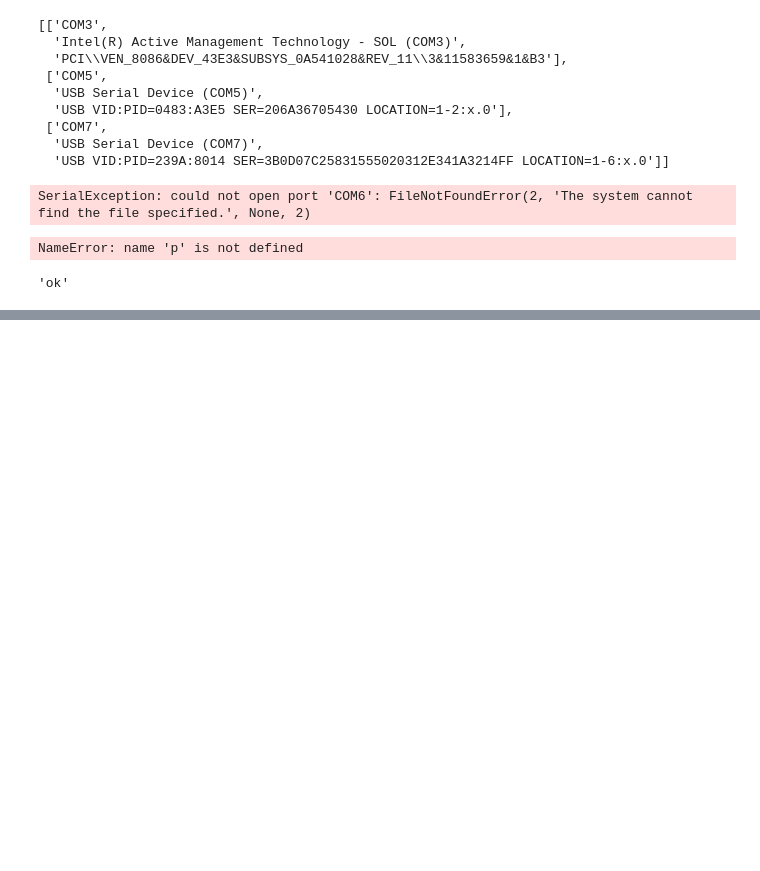
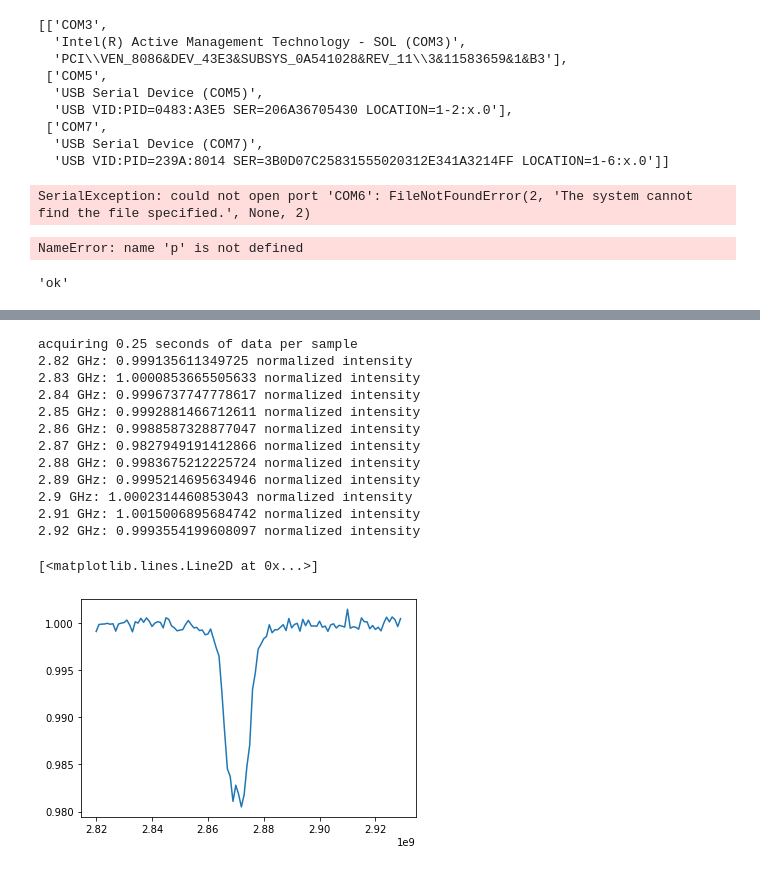
Before and after one commit to gadamc/cwodmr, a Jupyter notebook: cwodmr/my_cwodrm_v3_external_trigger.ipynb, the cells around one changed output, grey strips where cells are left out. Drawn from its saved outputs; the diff is of its cells as text; code cells hidden in the pictures; blank space fills up the shorter version.

Commit message:
qudi setup only working for edge detection. measured local B field

```diff
--- a/cwodmr/my_cwodrm_v3_external_trigger.ipynb
+++ b/cwodmr/my_cwodrm_v3_external_trigger.ipynb
@@ -898,13 +225,0 @@ plt.plot(data.keys(), data.values())
-# %%
-#qudi style, ODMR
-freq_low = 2800e6
-freq_high = 2920e6
-freq_step = 1e6
-N = 200
-clock_rate = 200 #Hz
-trigger_input = None
-pulser = None
-use_new_edge_task = True
-new_clock_task = True
-
-data = run_with_options(freq_low, freq_high, freq_step,  N, clock_rate, trigger_input, pulser, use_new_edge_task, new_clock_task)
@@ -934,13 +225,0 @@ plt.plot(data.keys(), data.values())
-# %%
-#qudi style, ODMR
-freq_low = 2800e6
-freq_high = 2920e6
-freq_step = 1e6
-N = 200
-clock_rate = 200 #Hz
-trigger_input = None
-pulser = None
-use_new_edge_task = False
-new_clock_task = False
-
-data = run_with_options(freq_low, freq_high, freq_step,  N, clock_rate, trigger_input, pulser, use_new_edge_task, new_clock_task)
@@ -969,0 +383,34 @@ plt.plot(data.keys(), data.values())
+# %%
+freq_low = 2820e6
+freq_high = 2930e6
+freq_step = 1e6
+N = 50
+clock_rate = 200 #Hz
+trigger_input = None
+pulser = None
+rf = rfsynth
+use_new_edge_task = False
+new_clock_task = False
+continuous_daq = False
+normalize = True
+rf_power = -20
+
+data_qudi_style = run_with_options(freq_low, freq_high, freq_step,  N, clock_rate,
+                                   trigger_input, pulser, rf, use_new_edge_task,
+                                   new_clock_task, continuous_daq, normalize, rf_power)
+plt.plot(data_qudi_style.keys(), data_qudi_style.values())
+# %% [output]
+acquiring 0.25 seconds of data per sample
+2.82 GHz: 0.999135611349725 normalized intensity
+2.83 GHz: 1.0000853665505633 normalized intensity
+2.84 GHz: 0.9996737747778617 normalized intensity
+2.85 GHz: 0.9992881466712611 normalized intensity
+2.86 GHz: 0.9988587328877047 normalized intensity
+2.87 GHz: 0.9827949191412866 normalized intensity
+2.88 GHz: 0.9983675212225724 normalized intensity
+2.89 GHz: 0.9995214695634946 normalized intensity
+2.9 GHz: 1.0002314460853043 normalized intensity
+2.91 GHz: 1.0015006895684742 normalized intensity
+2.92 GHz: 0.9993554199608097 normalized intensity
+[<matplotlib.lines.Line2D at 0x...>]
+[figure, added]
```
Also changed, not shown: parts of 54 cells of this notebook, 2 other files.
